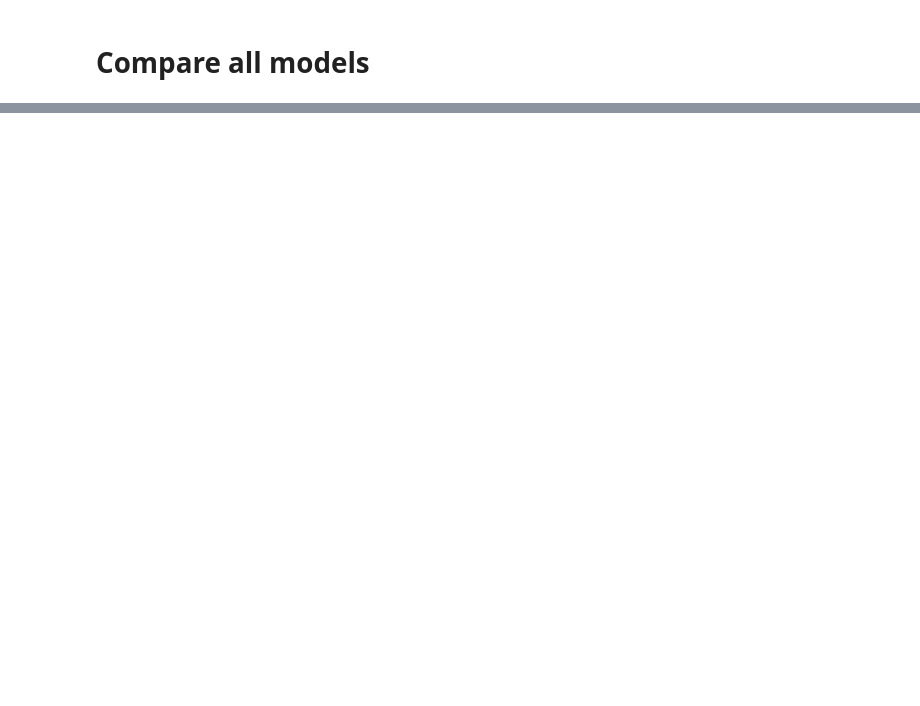
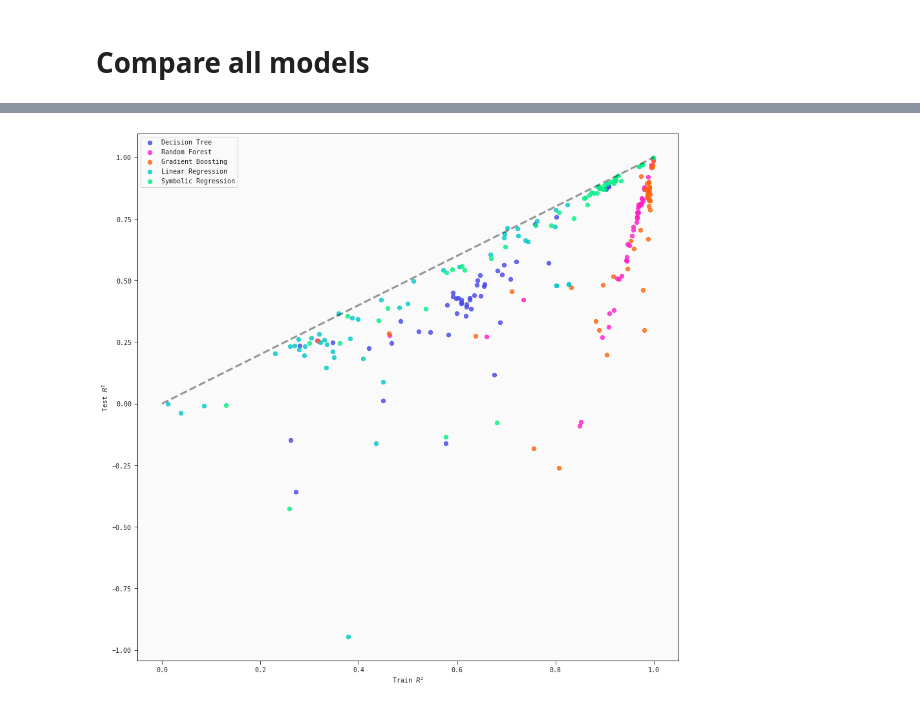
Before and after one commit to wilstrup/sr-small-data, a Jupyter notebook: PMLB compare small.ipynb, the cells around one changed output, grey strips where cells are left out. Cells and saved outputs as stored; diff of their text form; code cells hidden in the pictures; blank space fills up the shorter version.

```diff
--- a/PMLB compare small.ipynb
+++ b/PMLB compare small.ipynb
@@ -350,0 +625,36 @@ results["randomseed"].value_counts()
+# %%
+r2_agg = results.copy()
+r2_agg.loc[:, "model"] = r2_agg.model.apply(replace_model)
+# %%
+r2_agg = r2_agg.groupby(by=["dataset", "model"]).agg({
+    "train_r2": "mean",
+    "test_r2": "mean",
+}).reset_index(level=("dataset", "model"))
+# %%
+sr_results = r2_agg[list(map(lambda x: "Symbolic" in x, r2_agg.model))]
+dt_results = r2_agg[list(map(lambda x: "DecisionTree" in x, r2_agg.model))]
+gb_results = r2_agg[list(map(lambda x: "GradientBoosting" in x, r2_agg.model))]
+rf_results = r2_agg[list(map(lambda x: "RandomForest" in x, r2_agg.model))]
+lr_results = r2_agg[list(map(lambda x: "LinearRegression" in x or "Lasso" in x, r2_agg.model))]
+# %%
+pkwargs = {
+    "alpha": .8,
+    "s": 40
+}
+
+fig, ax = plt.subplots(figsize=(15, 15))
+
+ax.set_xlabel(r"Train $R^2$")
+ax.set_ylabel(r"Test $R^2$")
+
+ax.scatter(dt_results.train_r2, dt_results.test_r2, label="Decision Tree", **pkwargs)
+ax.scatter(rf_results.train_r2, rf_results.test_r2, label="Random Forest", **pkwargs)
+ax.scatter(gb_results.train_r2, gb_results.test_r2, label="Gradient Boosting", **pkwargs)
+ax.scatter(lr_results.train_r2, lr_results.test_r2, label="Linear Regression", **pkwargs)
+ax.scatter(sr_results.train_r2, sr_results.test_r2, label="Symbolic Regression", **pkwargs)
+ax.plot(np.linspace(0,1,100), np.linspace(0,1,100), ls="--", color="black", alpha=0.4)
+
+plt.legend()
+plt.show()
+# %% [output]
+[figure, added]
```
Also changed, not shown: parts of 27 cells of this notebook, 3 other files.
